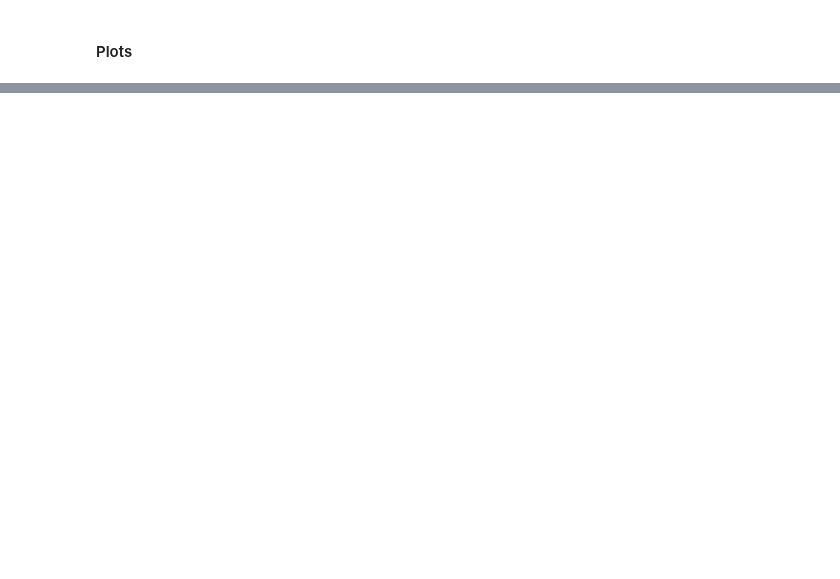
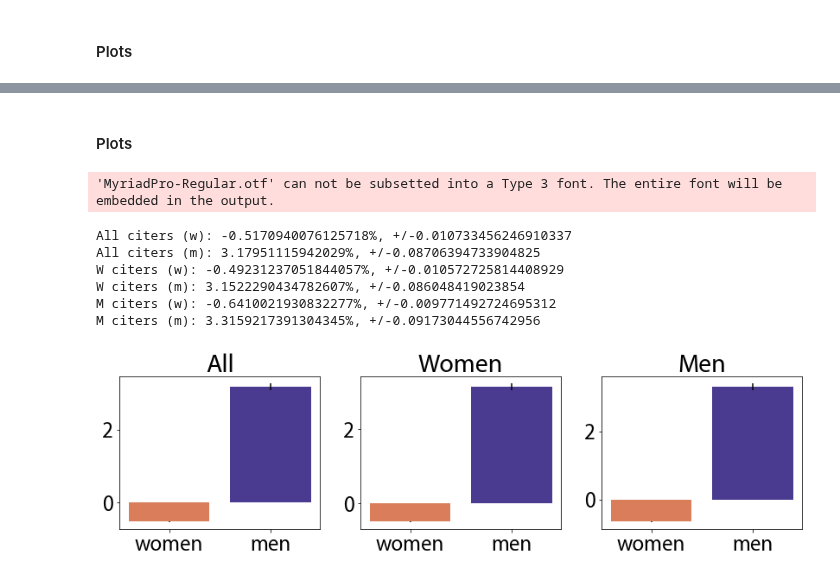
Before and after one commit to jastiso/modeling_citations, a Jupyter notebook: scripts/simulations.ipynb, the cells around one changed output, grey strips where cells are left out. Cells and saved outputs as stored; diff of their text form; code cells hidden in the pictures; blank space fills up the shorter version.

```diff
--- a/scripts/simulations.ipynb
+++ b/scripts/simulations.ipynb
@@ -427,0 +581,7 @@ plt.savefig('../data/img/m_cite_w.pdf')
+# %%
+# run simulation
+data = []
+for i,b in tqdm(enumerate(range(nYears))):
+    tmp = group_meet(sim_params[i]['n'], sim_params[i]['author_idx'], meets_per_year, par_flag)
+    data.append(tmp)
+    del tmp
@@ -427,0 +609,2 @@ plt.savefig('../data/img/m_cite_w.pdf')
+# %% [markdown]
+#### Plots
@@ -427,0 +636,49 @@ plt.savefig('../data/img/m_cite_w.pdf')
+# %%
+plt.figure(figsize=(12,4))
+
+plt.subplot(131)
+amw = np.nanmean([(x-percs)/percs for x in static_perc.T])
+asw = np.nanstd([(x-percs)/percs for x in static_perc.T])/np.sqrt(len(bibs[nYears-1]))
+amm = np.nanmean([((1 - x) - (1 - np.array(percs)))/(1 - np.array(percs)) for x in static_perc.T])
+asm = np.nanstd([((1 - x) - (1 - np.array(percs)))/(1 - np.array(percs)) for x in static_perc.T])/np.sqrt(len(bibs[nYears-1]))
+
+plt.bar(['women','men'], [amw, amm], color=colors)
+plt.errorbar(['women','men'], [amw,amm], [asw, asm], fmt='none', color='k')
+plt.title('All')
+print('All citers (w): ' + str(amw) + '%, +/-' + str(asw))
+print('All citers (m): ' + str(amm) + '%, +/-' + str(asm))
+
+plt.subplot(132)
+wmw = np.nanmean([(x-percs)/percs for x in static_perc_w.T])
+wsw = np.nanstd([(x-percs)/percs for x in static_perc_w.T])/np.sqrt(len(bibs[nYears-1]))
+wmm = np.nanmean([((1 - x) - (1 - np.array(percs)))/(1 - np.array(percs)) for x in static_perc_w.T])
+wsm = np.nanstd([((1 - x) - (1 - np.array(percs)))/(1 - np.array(percs)) for x in static_perc_w.T])/np.sqrt(len(bibs[nYears-1]))
+
+plt.bar(['women','men'], [wmw, wmm], color=colors)
+plt.errorbar(['women','men'], [wmw,wmm],[wsw,wsm], fmt='none', color='k')
+plt.title('Women')
+print('W citers (w): ' + str(wmw) + '%, +/-' + str(wsw))
+print('W citers (m): ' + str(wmm) + '%, +/-' + str(wsm))
+
+plt.subplot(133)
+mmw = np.nanmean([(x-percs)/percs for x in static_perc_m.T])
+msw = np.nanstd([(x-percs)/percs for x in static_perc_m.T])/np.sqrt(len(bibs[nYears-1]))
+mmm = np.nanmean([((1 - x) - (1 - np.array(percs)))/(1 - np.array(percs)) for x in static_perc_m.T])
+msm = np.nanstd([((1 - x) - (1 - np.array(percs)))/(1 - np.array(percs)) for x in static_perc_m.T])/np.sqrt(len(bibs[nYears-1]))
+
+plt.bar(['women','men'], [mmw,mmm], color=colors)
+plt.errorbar(['women','men'], [mmw,mmm],[msw,msm], fmt='none', color='k')
+plt.title('Men')
+print('M citers (w): ' + str(mmw) + '%, +/-' + str(msw))
+print('M citers (m): ' + str(mmm) + '%, +/-' + str(msm))
+plt.tight_layout()
+plt.savefig('../data/img/static_cites_prop2.pdf')
+# %% [output]
+'MyriadPro-Regular.otf' can not be subsetted into a Type 3 font. The entire font will be embedded in the output.
+All citers (w): -0.5170940076125718%, +/-0.010733456246910337
+All citers (m): 3.17951115942029%, +/-0.08706394733904825
+W citers (w): -0.49231237051844057%, +/-0.010572725814408929
+W citers (m): 3.1522290434782607%, +/-0.086048419023854
+M citers (w): -0.6410021930832277%, +/-0.009771492724695312
+M citers (m): 3.3159217391304345%, +/-0.09173044556742956
+[figure, added]
```
Also changed, not shown: parts of 30 cells of this notebook, 1 other file.
